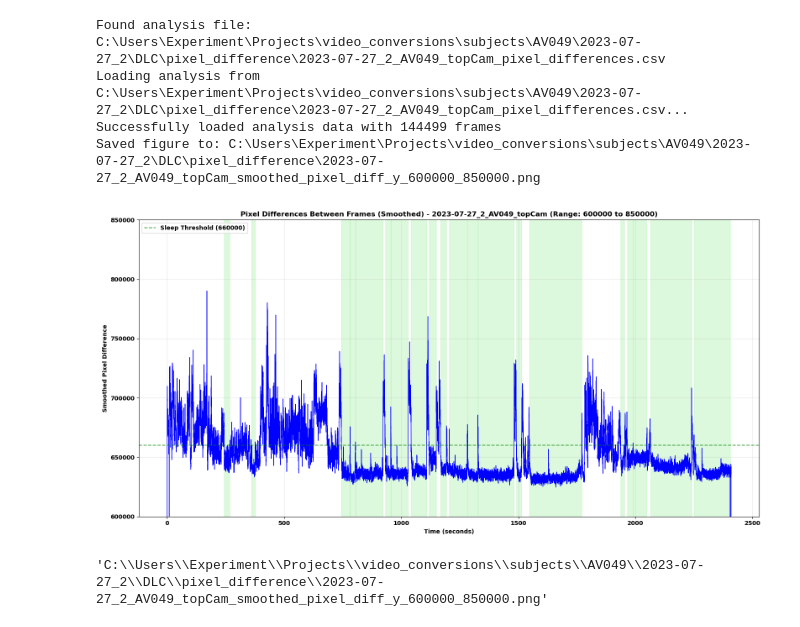
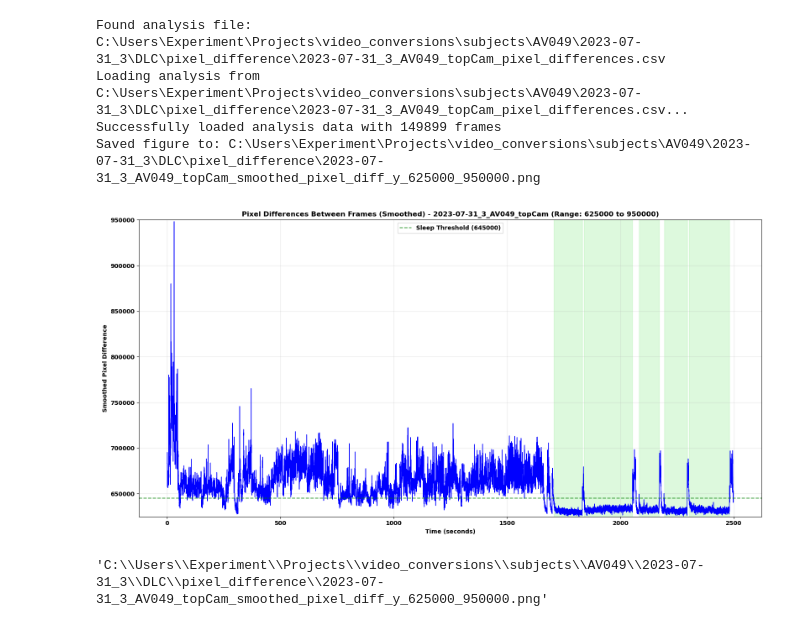
Before and after one commit to Joschua21/sleep_analysis_pipeline, a Jupyter notebook: pixel_diff_pipeline.ipynb, the cells around one changed output. Drawn from its saved outputs; the diff is of its cells as text; code cells hidden in the pictures.

```diff
--- a/pixel_diff_pipeline.ipynb
+++ b/pixel_diff_pipeline.ipynb
@@ -9,4 +9,4 @@ from tqdm import tqdm
 %load_ext autoreload
 %autoreload 2
 %matplotlib widget
-input_dir=r"C:\Users\Experiment\Projects\video_conversions\subjects\AV049\2023-07-27_2\DLC"
+input_dir=r"C:\Users\Experiment\Projects\video_conversions\subjects\AV049\2023-07-31_3\DLC"
@@ -47,18 +51,21 @@ Saved figure to: C:\Users\Experiment\Projects\video_conversions\subjects\AV049\2
 # %%
+y_min = 625000
+y_max = 950000
+sleep_threshold = 645000
 pdu.reuse_previous_analysis(
-    y_min=600000,
-    y_max=850000,
-    sleep_threshold=660000,
+    y_min=y_min,
+    y_max=y_max,
+    sleep_threshold=sleep_threshold,
     plot_type='smoothed', # 'raw' or 'smoothed'
     input_dir=input_dir,
 )
 # %% [output]
-Found analysis file: C:\Users\Experiment\Projects\video_conversions\subjects\AV049\2023-07-27_2\DLC\pixel_difference\2023-07-27_2_AV049_topCam_pixel_differences.csv
-Loading analysis from C:\Users\Experiment\Projects\video_conversions\subjects\AV049\2023-07-27_2\DLC\pixel_difference\2023-07-27_2_AV049_topCam_pixel_differences.csv...
-Successfully loaded analysis data with 144499 frames
-Saved figure to: C:\Users\Experiment\Projects\video_conversions\subjects\AV049\2023-07-27_2\DLC\pixel_difference\2023-07-27_2_AV049_topCam_smoothed_pixel_diff_y_600000_850000.png
+Found analysis file: C:\Users\Experiment\Projects\video_conversions\subjects\AV049\2023-07-31_3\DLC\pixel_difference\2023-07-31_3_AV049_topCam_pixel_differences.csv
+Loading analysis from C:\Users\Experiment\Projects\video_conversions\subjects\AV049\2023-07-31_3\DLC\pixel_difference\2023-07-31_3_AV049_topCam_pixel_differences.csv...
+Successfully loaded analysis data with 149899 frames
+Saved figure to: C:\Users\Experiment\Projects\video_conversions\subjects\AV049\2023-07-31_3\DLC\pixel_difference\2023-07-31_3_AV049_topCam_smoothed_pixel_diff_y_625000_950000.png
-[figure, old version]
+[figure, new version]
-'C:\\Users\\Experiment\\Projects\\video_conversions\\subjects\\AV049\\2023-07-27_2\\DLC\\pixel_difference\\2023-07-27_2_AV049_topCam_smoothed_pixel_diff_y_600000_850000.png'
+'C:\\Users\\Experiment\\Projects\\video_conversions\\subjects\\AV049\\2023-07-31_3\\DLC\\pixel_difference\\2023-07-31_3_AV049_topCam_smoothed_pixel_diff_y_625000_950000.png'
 # %%
 pdu.interactive_sleep_selection(
     input_dir=input_dir,
```
Also changed, not shown: parts of 3 cells of this notebook, 5 other files.
